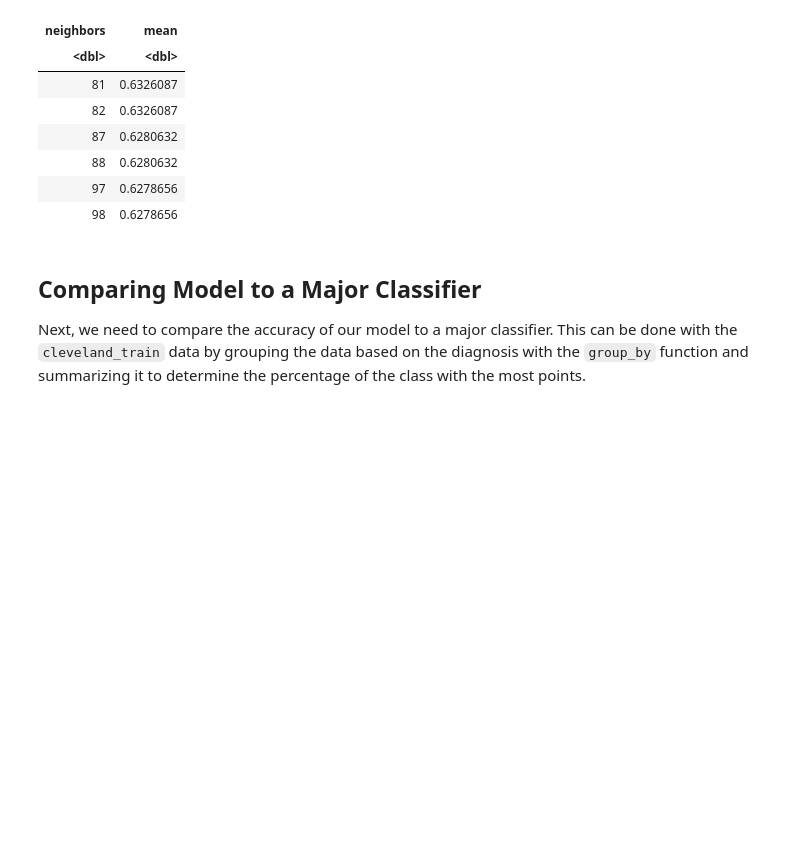
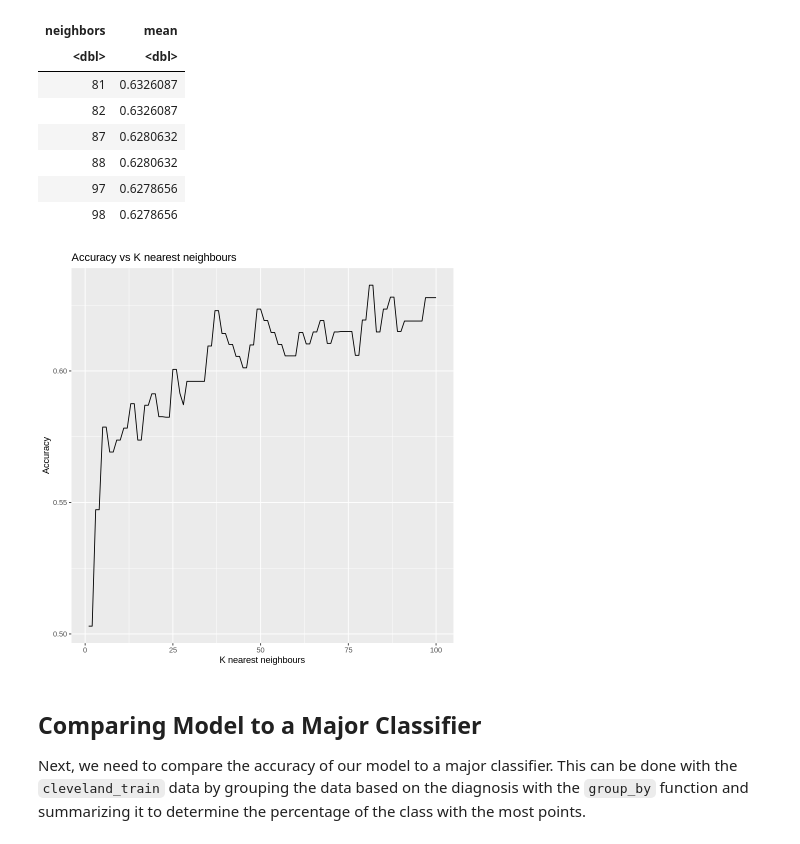
Before and after one commit to Clarique/DSCI-100-Project, a Jupyter notebook: DSCI 100- Project Report.ipynb, the cells around one changed output. Saved outputs shown, nothing was run; the diff lists cells and outputs as text; code cells hidden in the pictures; blank space fills up the shorter version.

Commit message:
k visualization

```diff
--- a/DSCI 100- Project Report.ipynb
+++ b/DSCI 100- Project Report.ipynb
@@ -218,6 +218,16 @@ A tibble: 6 × 2
 | 88 | 0.6280632 |
 | 97 | 0.6278656 |
 | 98 | 0.6278656 |
+# %%
+accuracy_plot <- cleveland_results |>
+    ggplot(aes(x = neighbors, y = mean)) +
+    geom_line() +
+    xlab("K nearest neighbours") +
+    ylab("Accuracy") +
+    labs(title = "Accuracy vs K nearest neighbours")
+accuracy_plot
+# %% [output]
+[figure, added]
 # %% [markdown]
 ## Comparing Model to a Major Classifier ##
 
```
